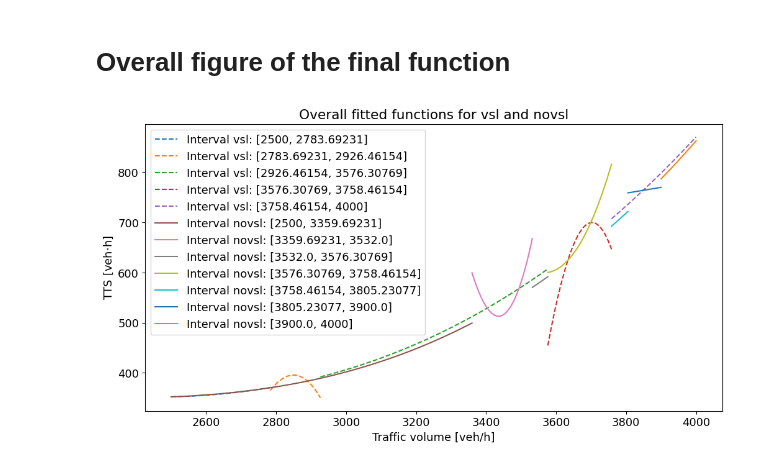
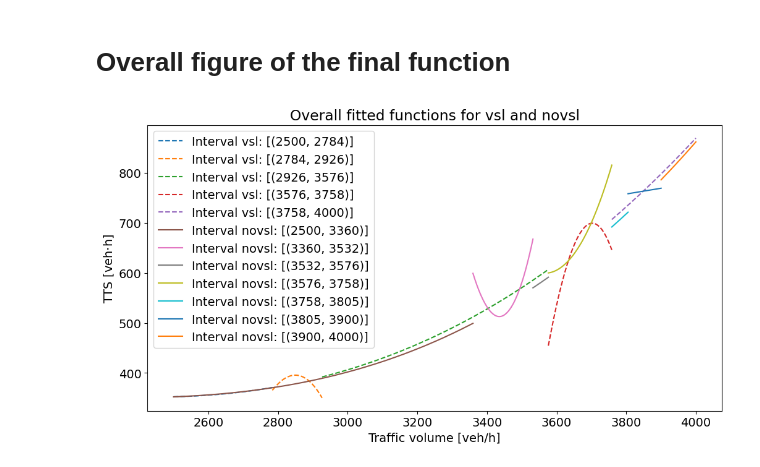
Before and after one commit to SiLab-group/SimEx, a Jupyter notebook: notebooks/SimEx_sumo_plot.ipynb, the cells around one changed output. Cells and saved outputs as stored; diff of their text form; code cells hidden in the pictures.

Commit message:
chore: plots

```diff
--- a/notebooks/SimEx_sumo_plot.ipynb
+++ b/notebooks/SimEx_sumo_plot.ipynb
@@ -69,7 +69,7 @@ import numpy as np
 import datetime
 timestamp = datetime.datetime.now().strftime("%Y%m%d-%H%M%S")
 # Set font for the figure
-plt.rcParams.update({'font.size': 13})
+plt.rcParams.update({'font.size': 14})
 
 _, ax = plt.subplots(figsize=(12, 6))
 
@@ -99,7 +99,7 @@ for element in vsl_total:
     # Adjust the number of points as needed
     x = np.linspace(interval[0], interval[1], 400)
     y = fitting_function(x)
-    ax.plot(x, y, '--',label=f'Interval vsl: {interval}')
+    ax.plot(x, y, '--',label=f'Interval vsl: [{round(interval[0]), round(interval[1])}]')
     #plt.ylim([-100, 100])
     # ax.set_xticks(np.arange(*ax.get_xlim(),(ax.get_xlim()[1] - ax.get_xlim()[0]) / 20))
 
@@ -113,35 +113,35 @@ for element in novsl_total:
         r'([+-]?\s*\d+\.?\d*(?:e[+-]?\d+)?)(x\^\d+)?', fitting_function_str.replace(' ', ''))
     coefficients = [0] * 10  # Initialize a list of 10 zeros
     for term in terms:
         coef = float(term[0])
         if term[1]:  # If there is an 'x' term
             exponent = int(term[1][2:])  # Get the exponent
             while len(coefficients) <= exponent:  # Expand the list if needed
                 coefficients.append(0)
             # Assign the coefficient to the corresponding position in the list
             coefficients[exponent] = coef
         else:  # If there is no 'x' term, it's the constant term
             coefficients[0] = coef
     # Reverse the list to match the order expected by np.poly1d
     fitting_function = np.poly1d(coefficients[::-1])
 
     # Adjust the number of points as needed
     x = np.linspace(interval[0], interval[1], 400)
     y = fitting_function(x)
-    ax.plot(x, y, '-',label=f'Interval novsl: {interval}')
+    ax.plot(x, y, '-',label=f'Interval novsl: [{round(interval[0]), round(interval[1])}]')
     #plt.ylim([-100, 100])
     # ax.set_xticks(np.arange(*ax.get_xlim(),(ax.get_xlim()[1] - ax.get_xlim()[0]) / 20))
 
 # for element in remaining_unfit_intervals:
 #     ax.axvspan(*element['interval'], color='gray',
 #                alpha=0.3, label='unfit Interval')
 plt.title("Overall fitted functions for vsl and novsl")
 plt.xlabel('Traffic volume [veh/h]')
 plt.ylabel('TTS [veh$\cdot$h]')
 plt.legend()
 plt.savefig(f"Total_fitted_functions-{timestamp}.pdf", format='pdf')
 # %% [output]
-[figure, old version]
+[figure, new version]
 # %%
 vsl_total
 # %% [output]
```
